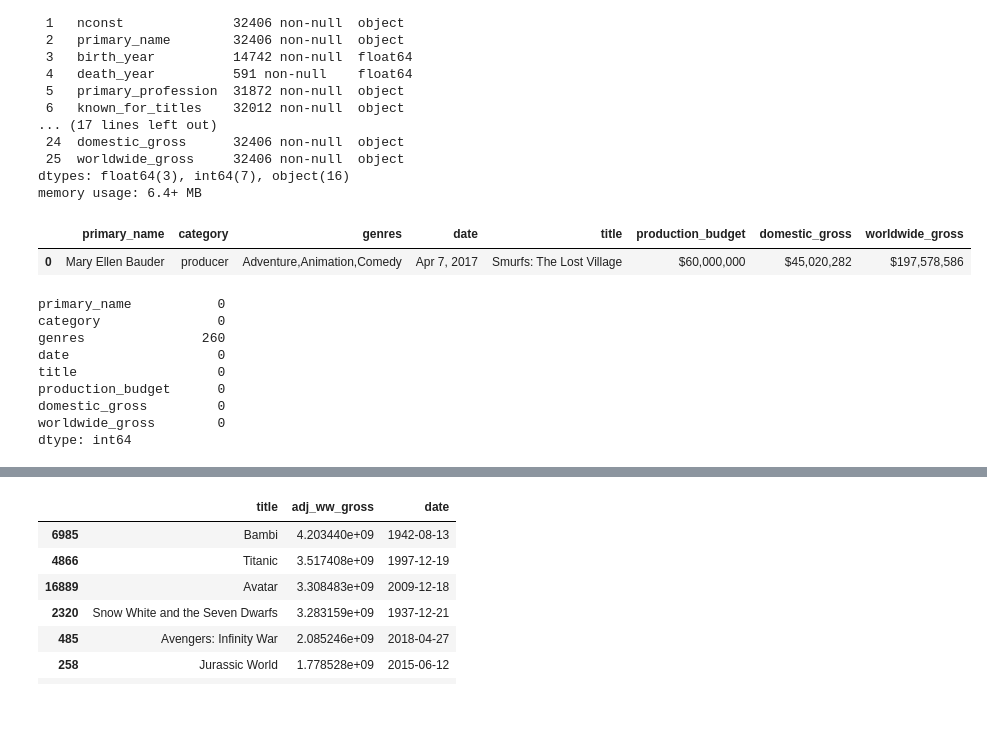
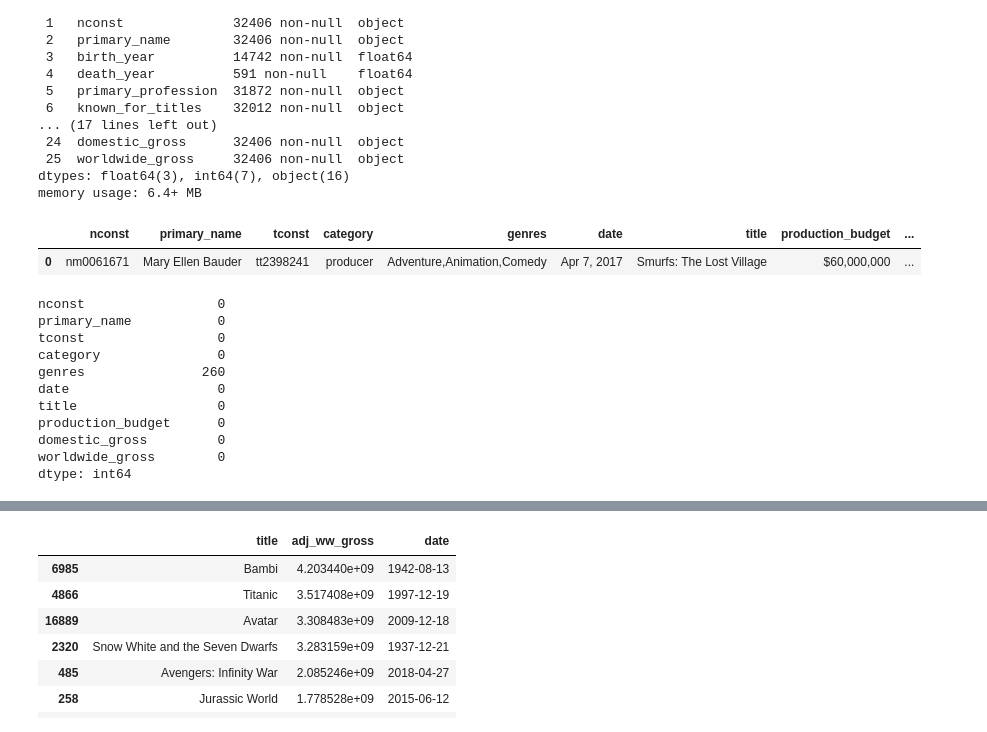
Before and after one commit to jeffreyhwatson/MS_Box_Office_Insights, a Jupyter notebook: talent_sql_eda.ipynb, the cells around one changed output, grey strips where cells are left out. Cells and saved outputs as stored; diff of their text form; code cells hidden in the pictures.

```diff
--- a/talent_sql_eda.ipynb
+++ b/talent_sql_eda.ipynb
@@ -132,20 +132,22 @@ dtypes: float64(3), int64(7), object(16)
 memory usage: 6.4+ MB
 # %%
 # dropping extraneous columns
-df = df.drop(['idx', 'birth_year', 'death_year', 'nconst', 'primary_profession',\
+df = df.drop(['idx', 'birth_year', 'death_year', 'primary_profession',\
               'primary_title', 'original_title', 'id',\
-              'known_for_titles', 'tconst', 'ordering',\
+              'known_for_titles', 'ordering',\
               'job', 'characters', 'start_year','runtime_minutes'], axis=1)
 df = df.rename(columns = {'movie':'title', 'release_date':'date'})
 df.head(1)
 # %% [output]
-|  | primary_name | category | genres | date | title | production_budget | domestic_gross | worldwide_gross |
-| 0 | Mary Ellen Bauder | producer | Adventure,Animation,Comedy | Apr 7, 2017 | Smurfs: The Lost Village | $60,000,000 | $45,020,282 | $197,578,586 |
+|  | nconst | primary_name | tconst | category | genres | date | title | production_budget | ... |
+| 0 | nm0061671 | Mary Ellen Bauder | tt2398241 | producer | Adventure,Animation,Comedy | Apr 7, 2017 | Smurfs: The Lost Village | $60,000,000 | ... |
 # %%
 # checking numbers of NaNs
 df.isna().sum()
 # %% [output]
+nconst                 0
 primary_name           0
+tconst                 0
 category               0
 genres               260
 date                   0
```
Also changed, not shown: parts of 76 cells of this notebook, 1 other file.
